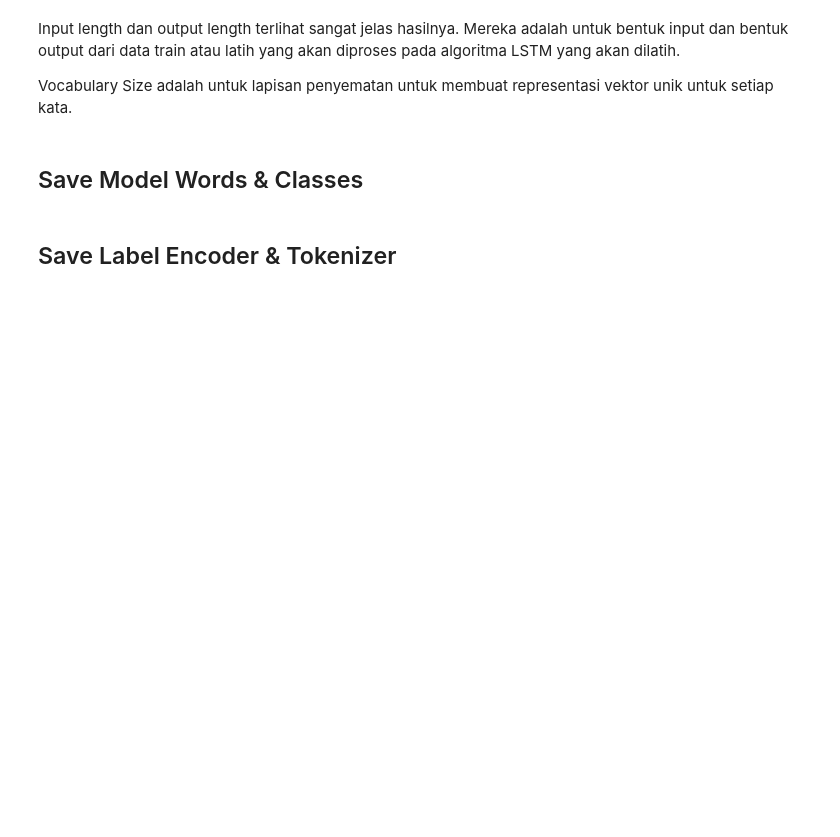
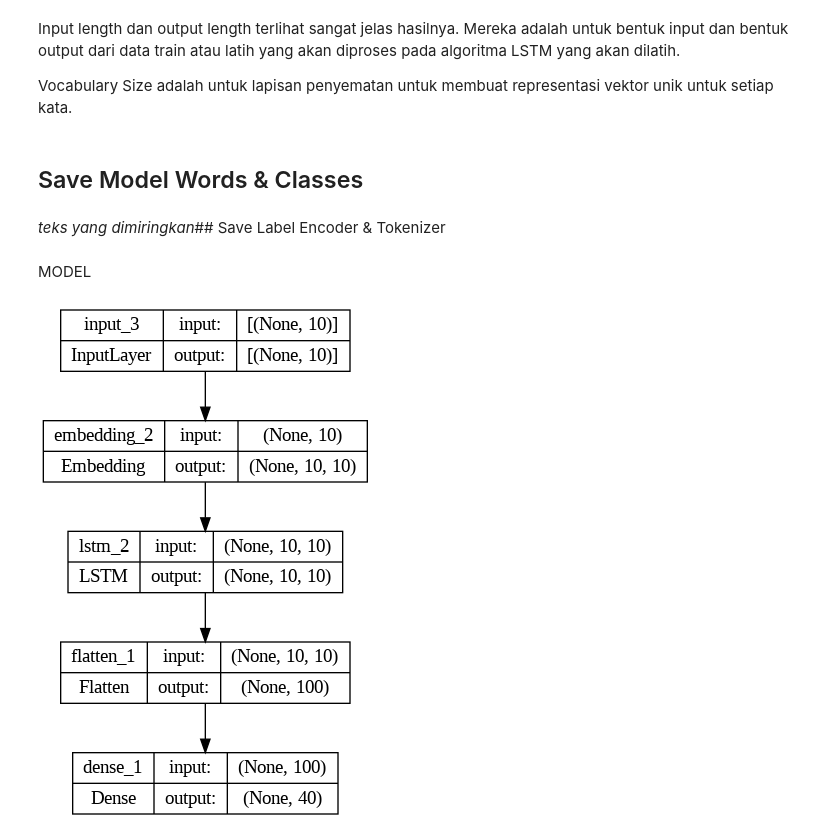
Before and after one commit to SriYanisaa/chatbot-kampus-merdeka-deep-learning, a Jupyter notebook: pra_pemrosesan.ipynb, the cells around one changed output. Drawn from its saved outputs; the diff is of its cells as text; code cells hidden in the pictures; blank space fills up the shorter version.

Commit message:
model

```diff
--- a/pra_pemrosesan.ipynb
+++ b/pra_pemrosesan.ipynb
@@ -211,7 +216,25 @@ Vocabulary Size adalah untuk lapisan penyematan untuk membuat representasi vekto
 pickle.dump(words, open('words.pkl','wb'))
 pickle.dump(classes, open('classes.pkl','wb'))
 # %% [markdown]
-## Save Label Encoder & Tokenizer
+*teks yang dimiringkan*## Save Label Encoder & Tokenizer
 # %%
 pickle.dump(le, open('le.pkl','wb'))
 pickle.dump(tokenizer, open('tokenizers.pkl','wb'))
+# %% [markdown]
+MODEL
+# %%
+# Creating the model (Membuat Modelling)
+i = Input(shape=(input_shape,)) # Layer Input
+x = Embedding(vocabulary+1,10)(i) # Layer Embedding
+x = LSTM(10, return_sequences=True, recurrent_dropout=0.2)(x) # Layer Long Short Term Memory
+x = Flatten()(x) # Layer Flatten
+x = Dense(output_length, activation="softmax")(x) # Layer Dense
+model  = Model(i,x) # Model yang telah disusun dari layer Input sampai layer Output
+
+# Compiling the model (Kompilasi Model)
+model.compile(loss="sparse_categorical_crossentropy", optimizer='adam', metrics=['accuracy'])
+# %%
+# Visualization Plot Architecture Model (Visualisasi Plot Arsitektur Model)
+plot_model(model, to_file='model_plot.png', show_shapes=True, show_layer_names=True)
+# %% [output]
+[figure, added]
```
Also changed, not shown: parts of 14 cells of this notebook.
